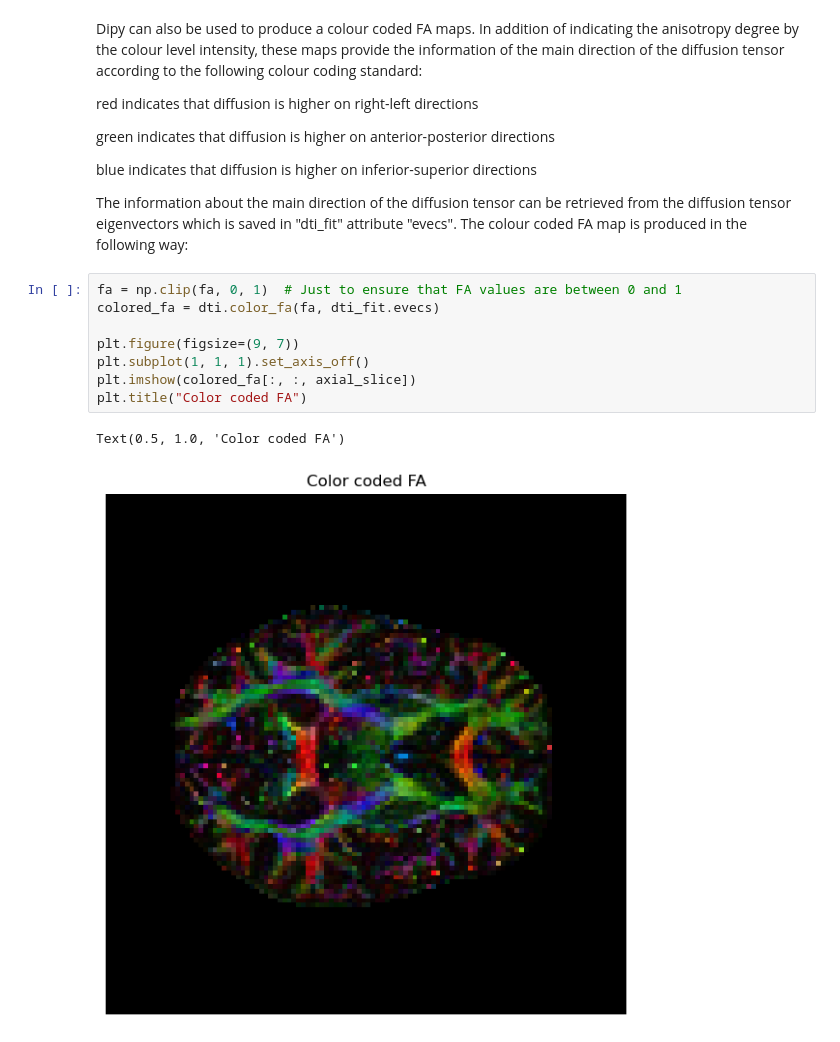
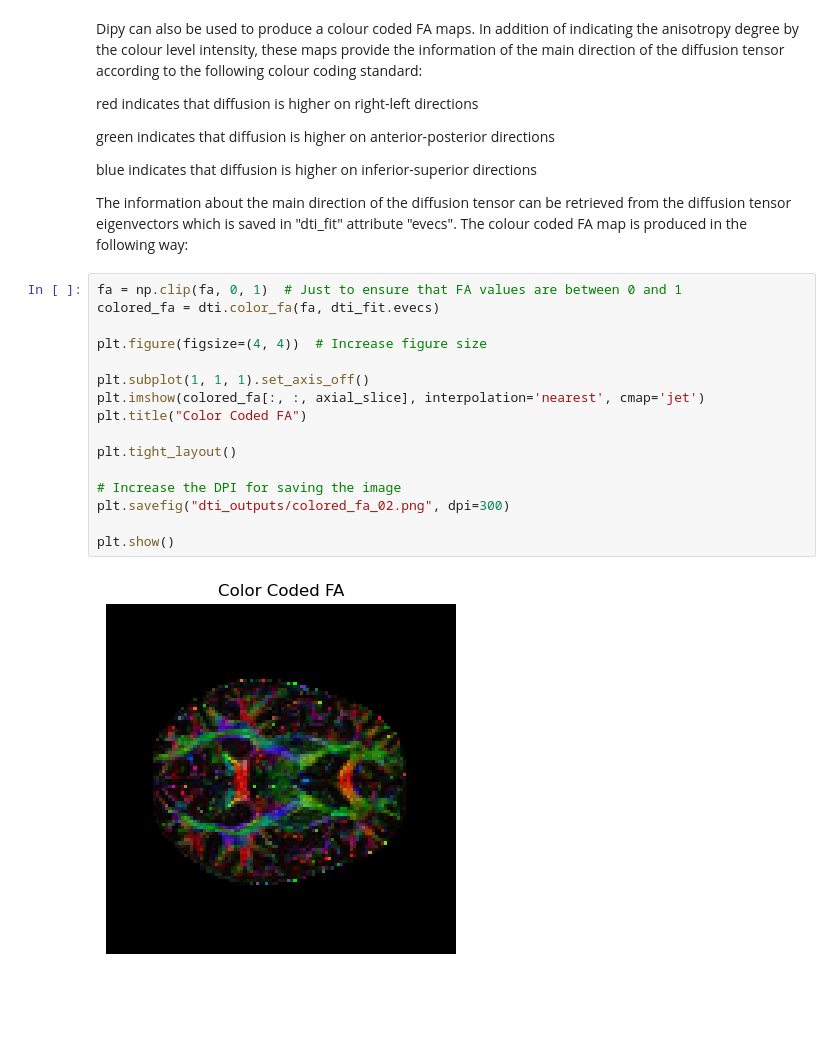
Before and after one commit to MiKueen/NeuroDataAlchemy, a Jupyter notebook: dti_analysis.ipynb, the cells around one changed output. Saved outputs shown, nothing was run; the diff lists cells and outputs as text; blank space fills up the shorter version.

```diff
--- a/dti_analysis.ipynb
+++ b/dti_analysis.ipynb
@@ -185,14 +209,21 @@ green indicates that diffusion is higher on anterior-posterior directions
 blue indicates that diffusion is higher on inferior-superior directions
 
 The information about the main direction of the diffusion tensor can be retrieved from the diffusion tensor eigenvectors which is saved in "dti_fit" attribute "evecs". The colour coded FA map is produced in the following way:
-# %%
-fa = np.clip(fa, 0, 1)  # Just to ensure that FA values are between 0 and 1
-colored_fa = dti.color_fa(fa, dti_fit.evecs)
-
-plt.figure(figsize=(9, 7))
-plt.subplot(1, 1, 1).set_axis_off()
-plt.imshow(colored_fa[:, :, axial_slice])
-plt.title("Color coded FA")
-# %% [output]
-Text(0.5, 1.0, 'Color coded FA')
-[figure, removed]
+# %%
+fa = np.clip(fa, 0, 1)  # Just to ensure that FA values are between 0 and 1
+colored_fa = dti.color_fa(fa, dti_fit.evecs)
+
+plt.figure(figsize=(4, 4))  # Increase figure size
+
+plt.subplot(1, 1, 1).set_axis_off()
+plt.imshow(colored_fa[:, :, axial_slice], interpolation='nearest', cmap='jet')
+plt.title("Color Coded FA")
+
+plt.tight_layout()
+
+# Increase the DPI for saving the image
+plt.savefig("dti_outputs/colored_fa_02.png", dpi=300)
+
+plt.show()
+# %% [output]
+[figure, added]
```
Also changed, not shown: parts of 11 cells of this notebook, 2 other files.
